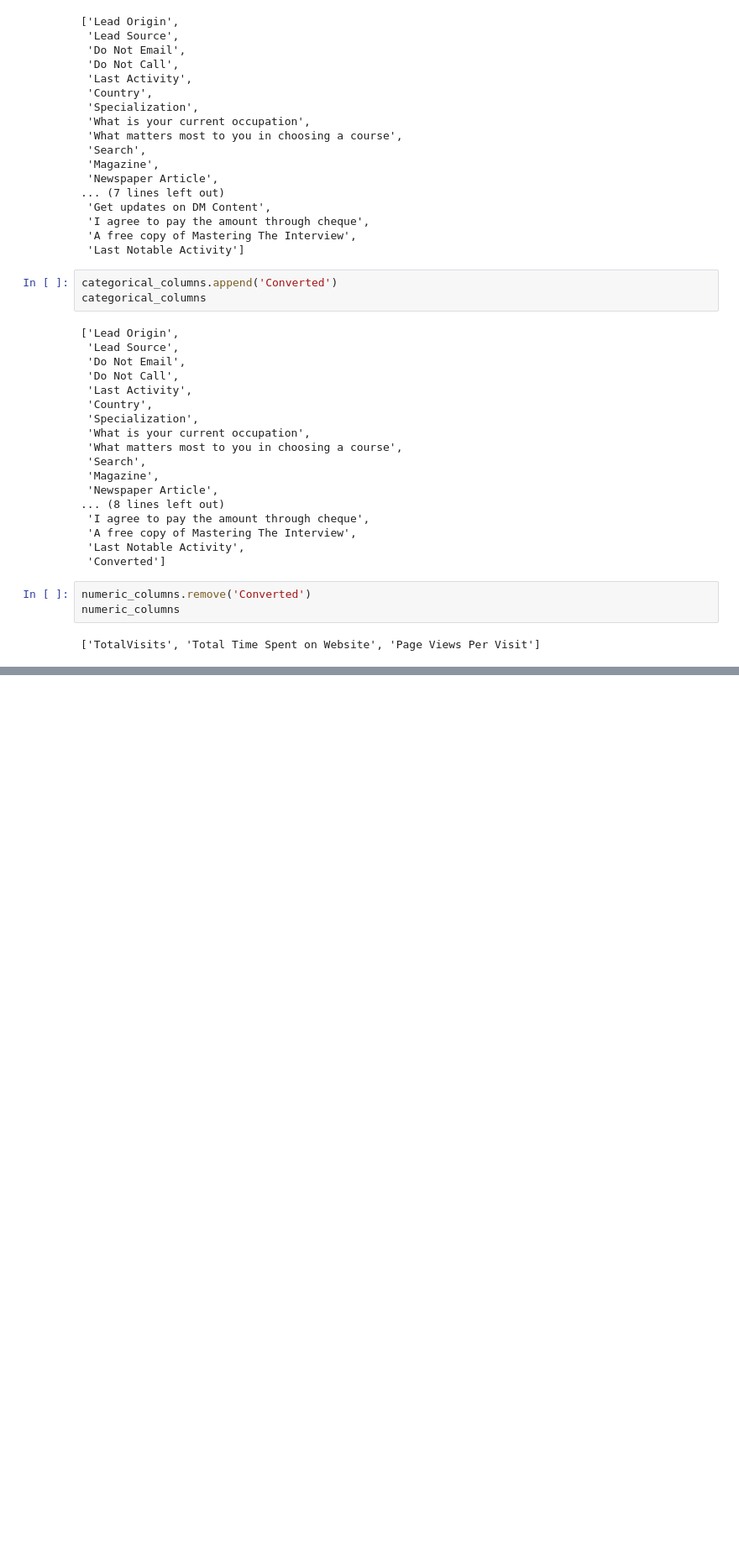
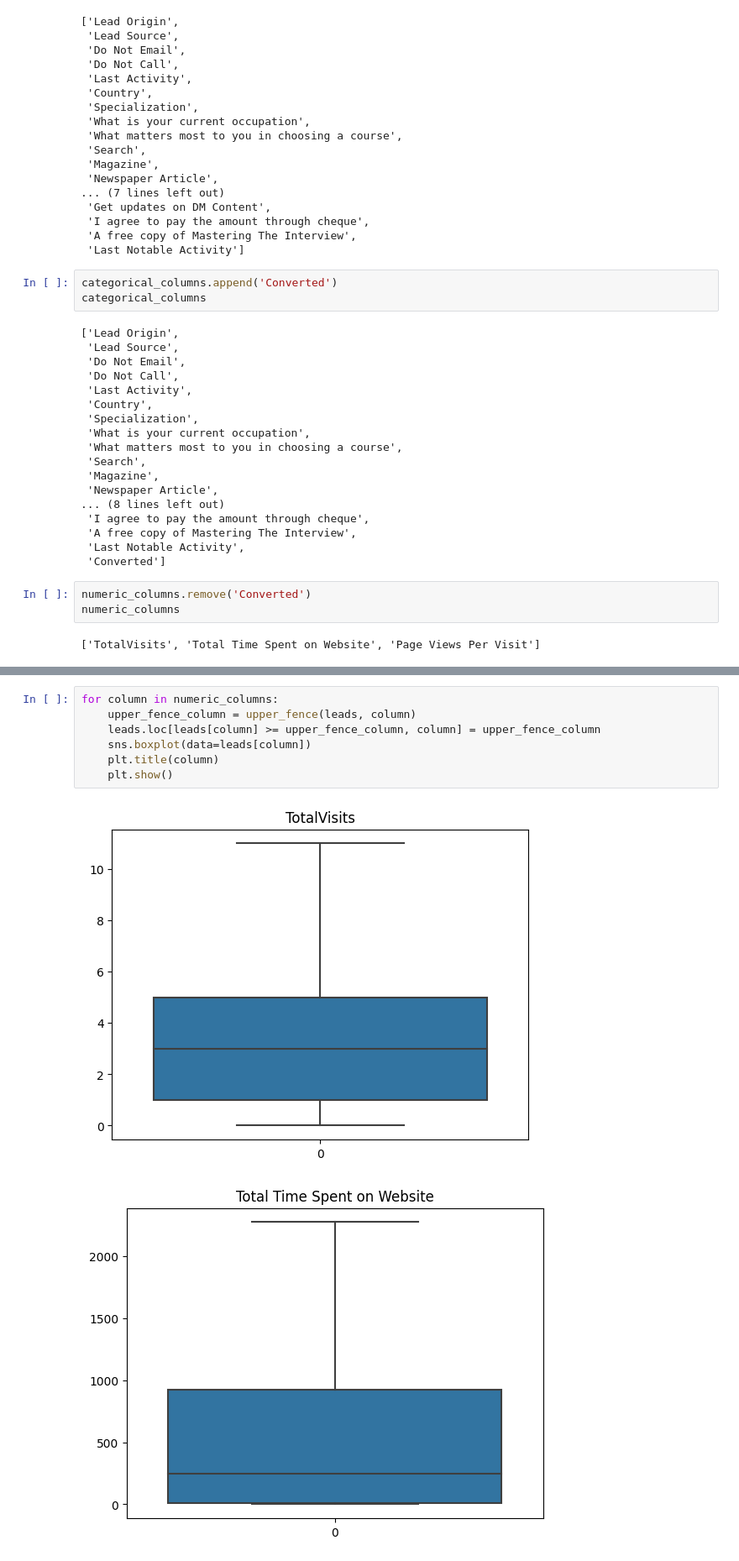
Before and after one commit to pratiksinha35/lead_score, a Jupyter notebook: Model.ipynb, the cells around one changed output, grey strips where cells are left out. Shown: that part at 84% size. Saved outputs shown, nothing was run; the diff lists cells and outputs as text; blank space fills up the shorter version.

```diff
--- a/Model.ipynb
+++ b/Model.ipynb
@@ -376,0 +409,10 @@ numeric_columns
+# %%
+for column in numeric_columns:
+    upper_fence_column = upper_fence(leads, column)
+    leads.loc[leads[column] >= upper_fence_column, column] = upper_fence_column
+    sns.boxplot(data=leads[column])
+    plt.title(column)
+    plt.show()
+# %% [output]
+[figure, added]
+[figure, added]
```
Also changed, not shown: parts of 6 cells of this notebook.
